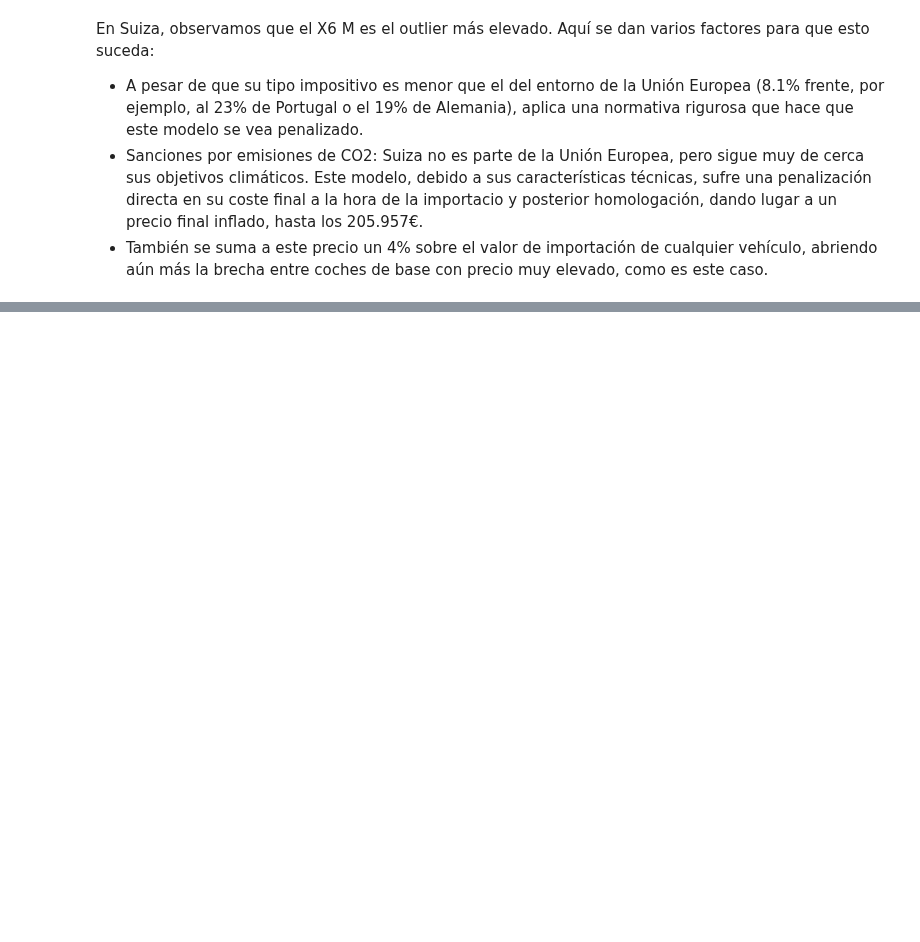
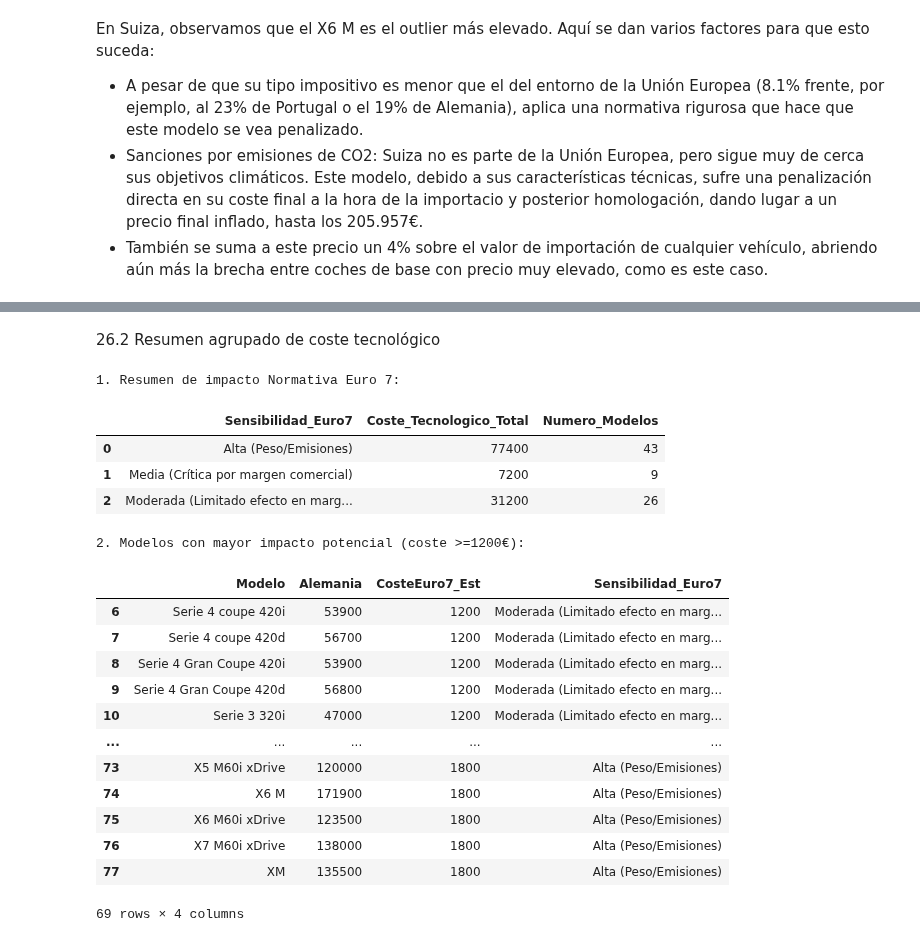
Before and after one commit to adrianamorchons/analisis_precios_bmw_2026, a Jupyter notebook: ANALISIS_BMW_PRECIOS_2026.ipynb, the cells around one changed output, grey strips where cells are left out. Saved outputs shown, nothing was run; the diff lists cells and outputs as text; code cells hidden in the pictures; blank space fills up the shorter version.

```diff
--- a/ANALISIS_BMW_PRECIOS_2026.ipynb
+++ b/ANALISIS_BMW_PRECIOS_2026.ipynb
@@ -1808,0 +2075,40 @@ En Suiza, observamos que el X6 M es el outlier más elevado. Aquí se dan varios
+# %% [markdown]
+26.2 Resumen agrupado de coste tecnológico
+# %%
+#resumen agrupado
+#permite ver el coste tecnológico por tipo de sensibilidad
+# Resumen agrupado por tipo de sensibilidad
+resumen_euro7 = df.groupby('Sensibilidad_Euro7').agg(
+    Coste_Tecnologico_Total=('CosteEuro7_Est', 'sum'),
+    Numero_Modelos=('CosteEuro7_Est', 'count')
+).reset_index()
+
+#Filtrar los modelos que puden verse más afectados
+#Por sensiblidad alta o coste tecnoógico elevado >= 1200€
+modelos_afectados = df[df['CosteEuro7_Est']>=1200][['Modelo', 'Alemania', 'CosteEuro7_Est','Sensibilidad_Euro7']].drop_duplicates()
+
+# Mostrar el resumen
+print("1. Resumen de impacto Normativa Euro 7:")
+display(resumen_euro7)
+print("2. Modelos con mayor impacto potencial (coste >=1200€):")
+display(modelos_afectados)
+# %% [output]
+1. Resumen de impacto Normativa Euro 7:
+|  | Sensibilidad_Euro7 | Coste_Tecnologico_Total | Numero_Modelos |
+| 0 | Alta (Peso/Emisiones) | 77400 | 43 |
+| 1 | Media (Crítica por margen comercial) | 7200 | 9 |
+| 2 | Moderada (Limitado efecto en marg... | 31200 | 26 |
+2. Modelos con mayor impacto potencial (coste >=1200€):
+|  | Modelo | Alemania | CosteEuro7_Est | Sensibilidad_Euro7 |
+| 6 | Serie 4 coupe 420i | 53900 | 1200 | Moderada (Limitado efecto en marg... |
+| 7 | Serie 4 coupe 420d | 56700 | 1200 | Moderada (Limitado efecto en marg... |
+| 8 | Serie 4 Gran Coupe 420i | 53900 | 1200 | Moderada (Limitado efecto en marg... |
+| 9 | Serie 4 Gran Coupe 420d | 56800 | 1200 | Moderada (Limitado efecto en marg... |
+| 10 | Serie 3 320i | 47000 | 1200 | Moderada (Limitado efecto en marg... |
+| ... | ... | ... | ... | ... |
+| 73 | X5 M60i xDrive | 120000 | 1800 | Alta (Peso/Emisiones) |
+| 74 | X6 M | 171900 | 1800 | Alta (Peso/Emisiones) |
+| 75 | X6 M60i xDrive | 123500 | 1800 | Alta (Peso/Emisiones) |
+| 76 | X7 M60i xDrive | 138000 | 1800 | Alta (Peso/Emisiones) |
+| 77 | XM | 135500 | 1800 | Alta (Peso/Emisiones) |
+69 rows × 4 columns
```
Also changed, not shown: parts of 63 cells of this notebook.
